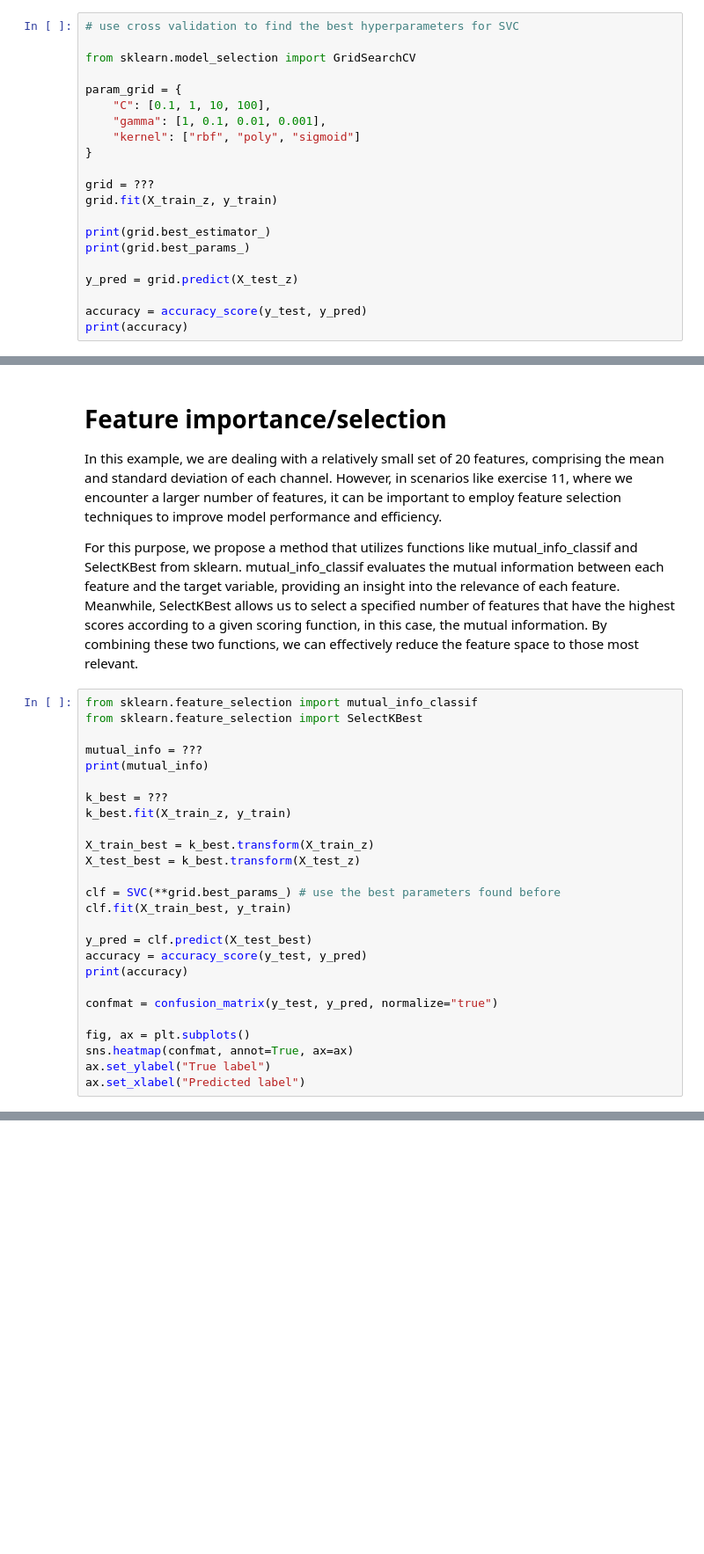
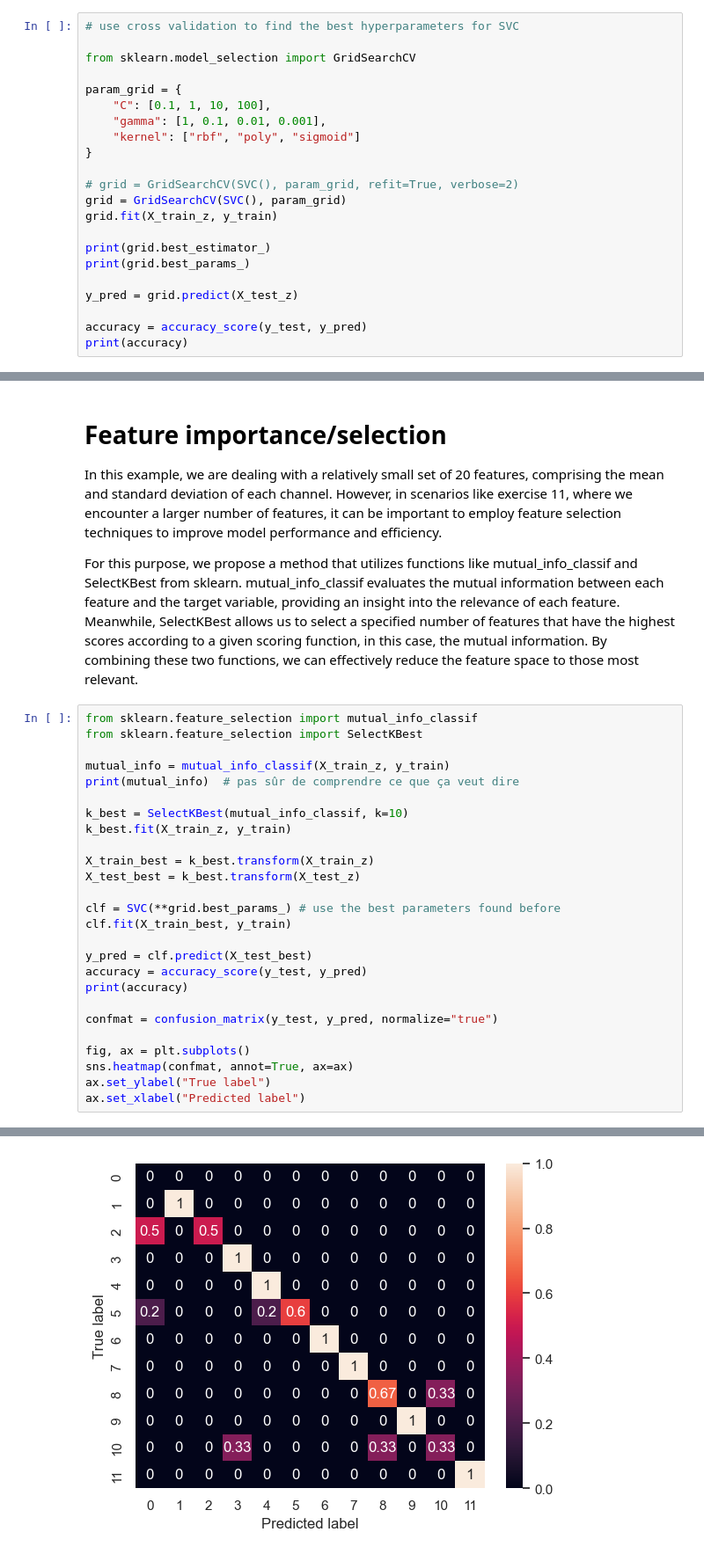
Before and after one commit to Neiizo/NSSP_421_Group_M, a Jupyter notebook: Project3/EX12/Exercise_12_a.ipynb, the cells around one changed output, grey strips where cells are left out. Shown at 88% size. Cells and saved outputs as stored; diff of their text form; blank space fills up the shorter version.

```diff
--- a/Project3/EX12/Exercise_12_a.ipynb
+++ b/Project3/EX12/Exercise_12_a.ipynb
@@ -152,7 +161,8 @@ param_grid = {
     "kernel": ["rbf", "poly", "sigmoid"]
 }
 
-grid = ???
+# grid = GridSearchCV(SVC(), param_grid, refit=True, verbose=2)
+grid = GridSearchCV(SVC(), param_grid)
 grid.fit(X_train_z, y_train)
 
 print(grid.best_estimator_)
@@ -174,10 +188,10 @@ For this purpose, we propose a method that utilizes functions like mutual_info_c
 from sklearn.feature_selection import mutual_info_classif
 from sklearn.feature_selection import SelectKBest
 
-mutual_info = ???
-print(mutual_info)
+mutual_info = mutual_info_classif(X_train_z, y_train)
+print(mutual_info)  # pas sûr de comprendre ce que ça veut dire
 
-k_best = ???
+k_best = SelectKBest(mutual_info_classif, k=10)
 k_best.fit(X_train_z, y_train)
 
 X_train_best = k_best.transform(X_train_z)
@@ -196,3 +210,4 @@ fig, ax = plt.subplots()
 sns.heatmap(confmat, annot=True, ax=ax)
 ax.set_ylabel("True label")
 ax.set_xlabel("Predicted label")
+# %% [output]
@@ -198,0 +220 @@ ax.set_xlabel("Predicted label")
+[figure, added]
```
Also changed, not shown: parts of 5 cells of this notebook.
